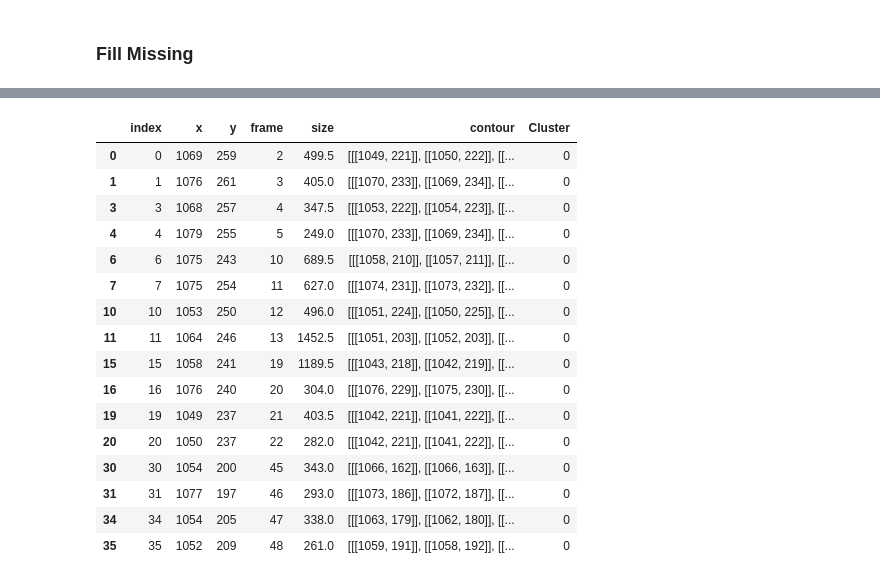
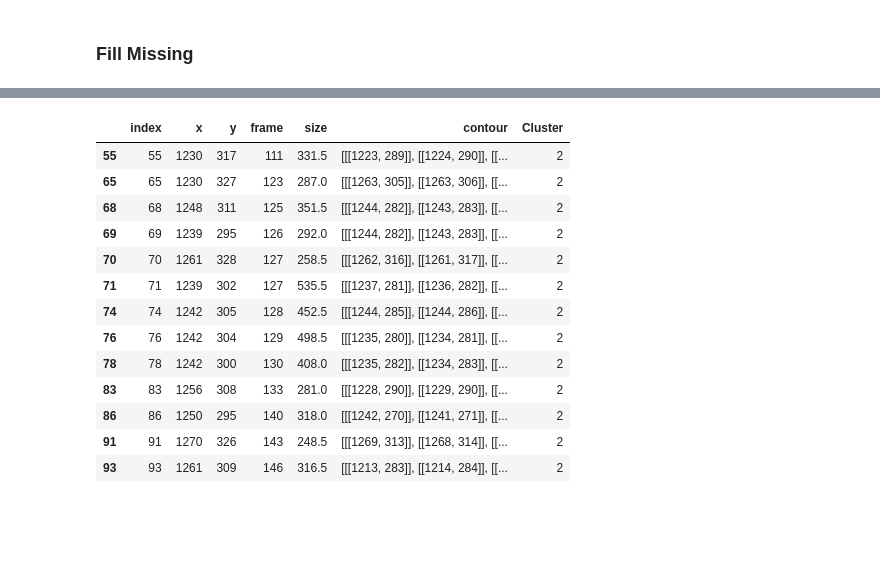
Before and after one commit to Jreece18/WaggleDanceTracker, a Jupyter notebook: TidyDataset.ipynb, the cells around one changed output, grey strips where cells are left out. Saved outputs shown, nothing was run; the diff lists cells and outputs as text; code cells hidden in the pictures; blank space fills up the shorter version.

```diff
--- a/TidyDataset.ipynb
+++ b/TidyDataset.ipynb
@@ -852,20 +455,18 @@ plt.plot(1054, 205, marker='o', markersize=12)
-# %%
-clust
-# %% [output]
-|  | index | x | y | frame | size | contour | Cluster |
-| 0 | 0 | 1069 | 259 | 2 | 499.5 | [[[1049, 221]], [[1050, 222]], [[... | 0 |
-| 1 | 1 | 1076 | 261 | 3 | 405.0 | [[[1070, 233]], [[1069, 234]], [[... | 0 |
-| 3 | 3 | 1068 | 257 | 4 | 347.5 | [[[1053, 222]], [[1054, 223]], [[... | 0 |
-| 4 | 4 | 1079 | 255 | 5 | 249.0 | [[[1070, 233]], [[1069, 234]], [[... | 0 |
-| 6 | 6 | 1075 | 243 | 10 | 689.5 | [[[1058, 210]], [[1057, 211]], [[... | 0 |
-| 7 | 7 | 1075 | 254 | 11 | 627.0 | [[[1074, 231]], [[1073, 232]], [[... | 0 |
-| 10 | 10 | 1053 | 250 | 12 | 496.0 | [[[1051, 224]], [[1050, 225]], [[... | 0 |
-| 11 | 11 | 1064 | 246 | 13 | 1452.5 | [[[1051, 203]], [[1052, 203]], [[... | 0 |
-| 15 | 15 | 1058 | 241 | 19 | 1189.5 | [[[1043, 218]], [[1042, 219]], [[... | 0 |
-| 16 | 16 | 1076 | 240 | 20 | 304.0 | [[[1076, 229]], [[1075, 230]], [[... | 0 |
-| 19 | 19 | 1049 | 237 | 21 | 403.5 | [[[1042, 221]], [[1041, 222]], [[... | 0 |
-| 20 | 20 | 1050 | 237 | 22 | 282.0 | [[[1042, 221]], [[1041, 222]], [[... | 0 |
-| 30 | 30 | 1054 | 200 | 45 | 343.0 | [[[1066, 162]], [[1066, 163]], [[... | 0 |
-| 31 | 31 | 1077 | 197 | 46 | 293.0 | [[[1073, 186]], [[1072, 187]], [[... | 0 |
-| 34 | 34 | 1054 | 205 | 47 | 338.0 | [[[1063, 179]], [[1062, 180]], [[... | 0 |
-| 35 | 35 | 1052 | 209 | 48 | 261.0 | [[[1059, 191]], [[1058, 192]], [[... | 0 |
+# %%
+clust[clust['frame']==122]
+clust
+# %% [output]
+|  | index | x | y | frame | size | contour | Cluster |
+| 55 | 55 | 1230 | 317 | 111 | 331.5 | [[[1223, 289]], [[1224, 290]], [[... | 2 |
+| 65 | 65 | 1230 | 327 | 123 | 287.0 | [[[1263, 305]], [[1263, 306]], [[... | 2 |
+| 68 | 68 | 1248 | 311 | 125 | 351.5 | [[[1244, 282]], [[1243, 283]], [[... | 2 |
+| 69 | 69 | 1239 | 295 | 126 | 292.0 | [[[1244, 282]], [[1243, 283]], [[... | 2 |
+| 70 | 70 | 1261 | 328 | 127 | 258.5 | [[[1262, 316]], [[1261, 317]], [[... | 2 |
+| 71 | 71 | 1239 | 302 | 127 | 535.5 | [[[1237, 281]], [[1236, 282]], [[... | 2 |
+| 74 | 74 | 1242 | 305 | 128 | 452.5 | [[[1244, 285]], [[1244, 286]], [[... | 2 |
+| 76 | 76 | 1242 | 304 | 129 | 498.5 | [[[1235, 280]], [[1234, 281]], [[... | 2 |
+| 78 | 78 | 1242 | 300 | 130 | 408.0 | [[[1235, 282]], [[1234, 283]], [[... | 2 |
+| 83 | 83 | 1256 | 308 | 133 | 281.0 | [[[1228, 290]], [[1229, 290]], [[... | 2 |
+| 86 | 86 | 1250 | 295 | 140 | 318.0 | [[[1242, 270]], [[1241, 271]], [[... | 2 |
+| 91 | 91 | 1270 | 326 | 143 | 248.5 | [[[1269, 313]], [[1268, 314]], [[... | 2 |
+| 93 | 93 | 1261 | 309 | 146 | 316.5 | [[[1213, 283]], [[1214, 284]], [[... | 2 |
```
Also changed, not shown: parts of 54 cells of this notebook.
